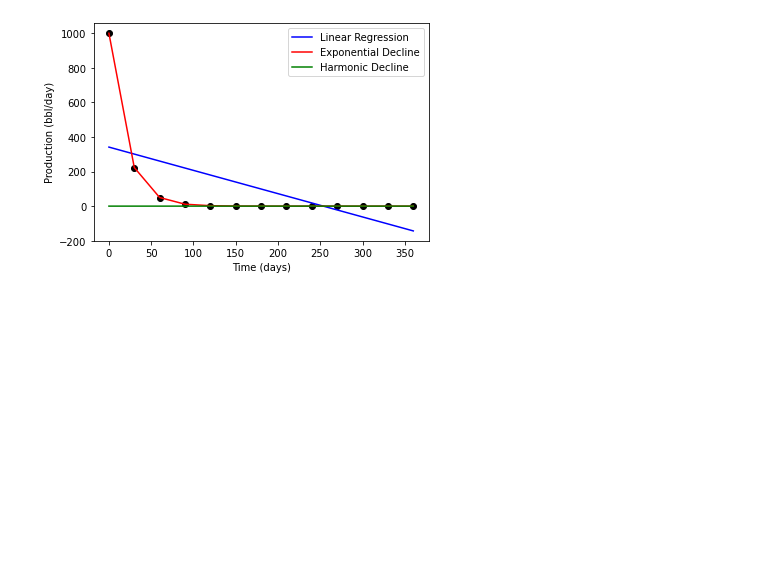
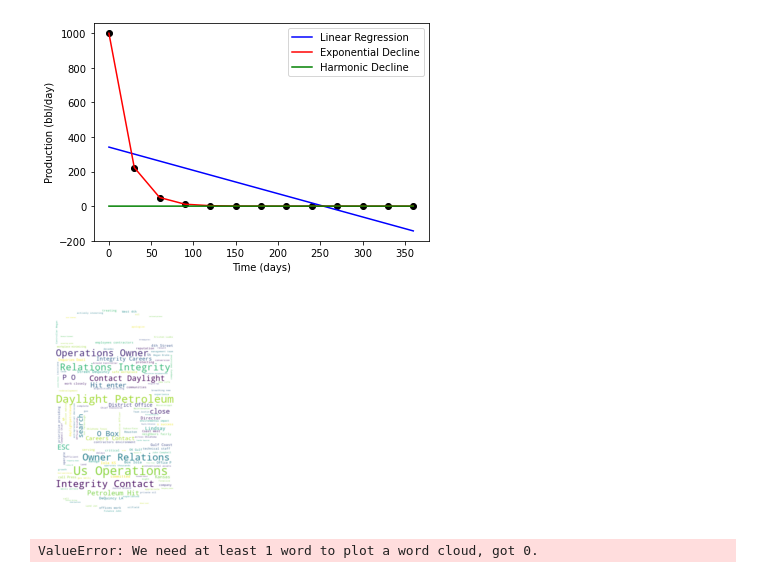
Before and after one commit to AustinCaudill/Scratch, a Jupyter notebook: Random.ipynb, the cells around one changed output. Cells and saved outputs as stored; diff of their text form; code cells hidden in the pictures; blank space fills up the shorter version.

```diff
--- a/Random.ipynb
+++ b/Random.ipynb
@@ -36,42 +36,73 @@ from bs4 import BeautifulSoup
 from wordcloud import WordCloud
 import matplotlib.pyplot as plt
 from PIL import Image
+import numpy as np
 
 # Get the URLs of all pages on the domain
 def get_page_urls(url):
     response = requests.get(url)
     soup = BeautifulSoup(response.content, "html.parser")
     page_urls = []
     for link in soup.find_all("a"):
         page_url = link.get("href")
         if page_url and page_url.startswith(url):
             page_urls.append(page_url)
     return page_urls
 
 # Get the text from all pages on the domain
-def get_page_text(urls):
-    text = ""
-    for url in urls:
-        response = requests.get(url)
-        soup = BeautifulSoup(response.content, "html.parser")
-        text += soup.get_text()
-    return text
+def get_page_urls(url):
+    response = requests.get(url)
+    soup = BeautifulSoup(response.content, "html.parser")
+    page_urls = []
+    for link in soup.find_all("a"):
+        page_url = link.get("href")
+        if page_url and page_url.startswith(url) and "owner-relations" not in page_url:
+            page_urls.append(page_url)
+    return page_urls
 
 # Generate a word cloud in the shape of an oil barrel
 def generate_wordcloud(text):
     mask = np.array(Image.open("oil_barrel.png"))
     wordcloud = WordCloud(mask=mask, background_color="white").generate(text)
     plt.imshow(wordcloud, interpolation='bilinear')
     plt.axis("off")
     plt.show()
 
 # Main function
 def main():
-    url = "http://www.daylightpetroleum.com"
+    url = "https://daylightpetroleum.com/"
     page_urls = get_page_urls(url)
     text = get_page_text(page_urls)
     generate_wordcloud(text)
 
 # Run the main function
 if __name__ == "__main__":
     main()
+# %% [output]
+[figure, added]
+# %%
+import requests
+from bs4 import BeautifulSoup
+from wordcloud import WordCloud
+import matplotlib.pyplot as plt
+
+def get_profile_text(url):
+    response = requests.get(url)
+    soup = BeautifulSoup(response.content, "html.parser")
+    profile_text = ""
+    for section in soup.find_all("section"):
+        profile_text += section.text
+    return profile_text
+
+def generate_wordcloud(text):
+    wordcloud = WordCloud(width=800, height=400, background_color="white").generate(text)
+    plt.figure(figsize=(15,8))
+    plt.imshow(wordcloud, interpolation='bilinear')
+    plt.axis("off")
+    plt.show()
+
+url = "https://www.linkedin.com/in/austincaudill/"
+profile_text = get_profile_text(url)
+generate_wordcloud(profile_text)
+# %% [output]
+ValueError: We need at least 1 word to plot a word cloud, got 0.
```
Also changed, not shown: 1 other file.
